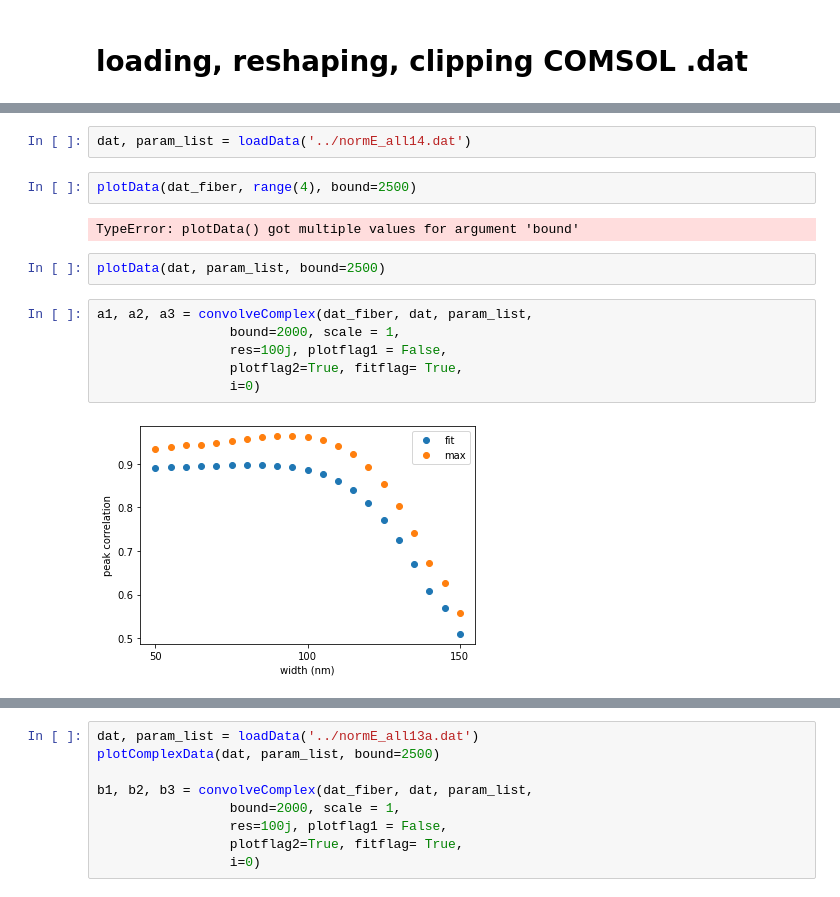
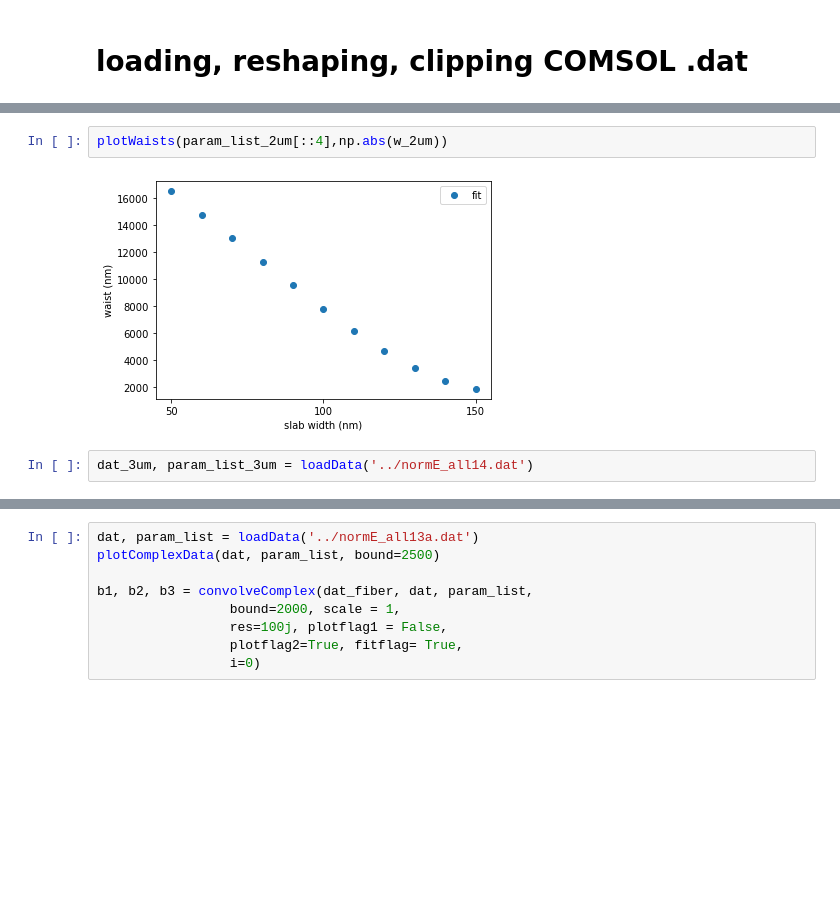
Before and after one commit to polnops/mode_overlap, a Jupyter notebook: waist_vs_width.ipynb, the cells around one changed output, grey strips where cells are left out. Saved outputs shown, nothing was run; the diff lists cells and outputs as text; blank space fills up the shorter version.

```diff
--- a/waist_vs_width.ipynb
+++ b/waist_vs_width.ipynb
@@ -6,16 +24,6 @@ from commons import *
+# %%
+plotWaists(param_list_2um[::4],np.abs(w_2um))
+# %% [output]
+[figure, added]
 # %%
-dat, param_list = loadData('../normE_all14.dat')
+dat_3um, param_list_3um = loadData('../normE_all14.dat')
-# %%
-plotData(dat_fiber, range(4), bound=2500)
-# %% [output]
-TypeError: plotData() got multiple values for argument 'bound'
-# %%
-plotData(dat, param_list, bound=2500)
-# %%
-a1, a2, a3 = convolveComplex(dat_fiber, dat, param_list,
-                 bound=2000, scale = 1,
-                 res=100j, plotflag1 = False,
-                 plotflag2=True, fitflag= True,
-                 i=0)
-# %% [output]
-[figure, removed]
```
Also changed, not shown: parts of 6 cells of this notebook, 1 other file.
